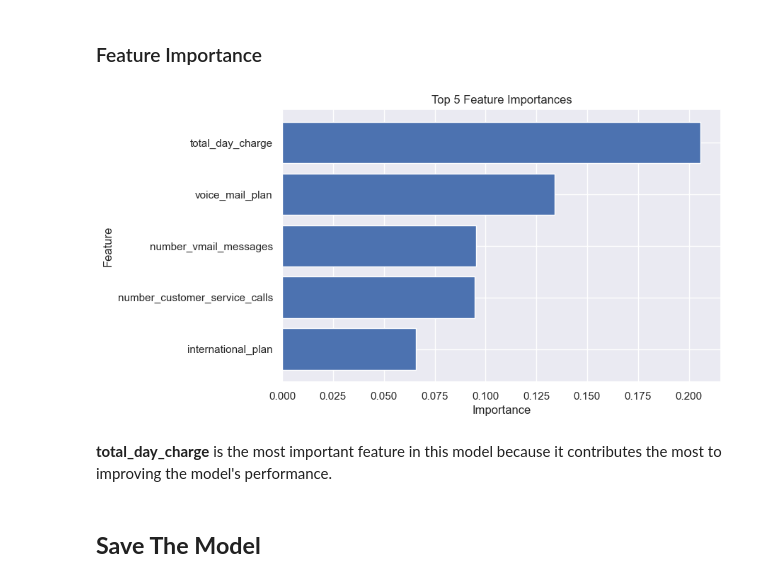
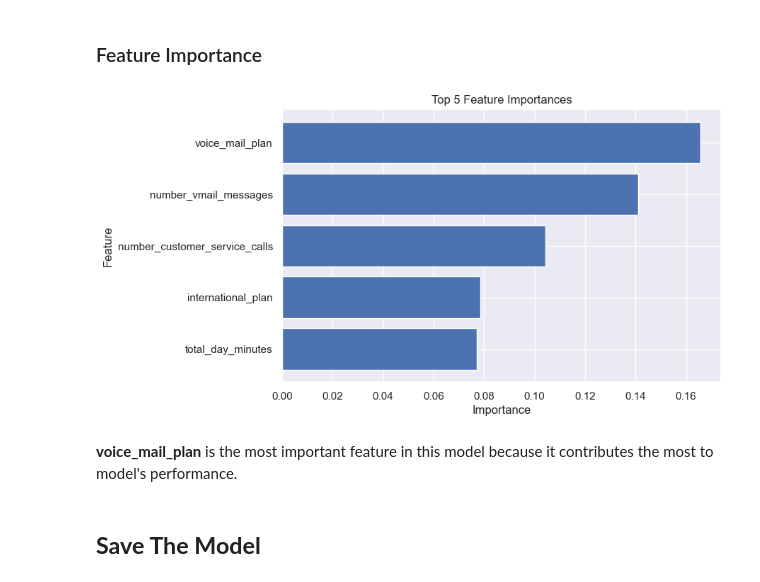
Before and after one commit to aprizazicka/customer_churn_prediction, a Jupyter notebook: model.ipynb, the cells around one changed output. Cells and saved outputs as stored; diff of their text form; code cells hidden in the pictures.

```diff
--- a/model.ipynb
+++ b/model.ipynb
@@ -160,7 +148,7 @@ for container in ax.containers:
 # %% [markdown]
 ### Splitting Resample Data
 # %%
-xr_train, xr_val, yr_train, yr_val = train_test_split(x_resampled, y_resampled, test_size=0.2)
+xr_train, xr_test, yr_train, yr_test = train_test_split(x_resampled, y_resampled, test_size=0.2)
 # %% [markdown]
 - Random forest (resampled)
 # %%
@@ -343,24 +329,24 @@ Based on the ROC curve analysis, XGBoost demonstrated the highest performance am
 # %%
 importances = xgb_model_r.feature_importances_
 
-feature_importance = pd.DataFrame({'Feature': X.columns, 'Importance': importances})
+feature_importance = pd.DataFrame({'Feature': xr_train.columns, 'Importance': importances})
 feature_importance = feature_importance.sort_values(by='Importance', ascending=False)
 
 # 5 top features
 top_5_features = feature_importance.head(5)
 
 # Plot feature importance
 plt.figure(figsize=(8, 5))
 plt.barh(top_5_features['Feature'], top_5_features['Importance'])
 plt.xlabel('Importance')
 plt.ylabel('Feature')
 plt.title('Top 5 Feature Importances')
 plt.gca().invert_yaxis()
 plt.show()
 # %% [output]
-[figure, old version]
+[figure, new version]
 # %% [markdown]
-**total_day_charge** is the most important feature in this model because it contributes the most to improving the model's performance.
+**voice_mail_plan** is the most important feature in this model because it contributes the most to model's performance.
 # %% [markdown]
 ## **Save The Model**
 # %%
```
Also changed, not shown: parts of 22 cells of this notebook.
